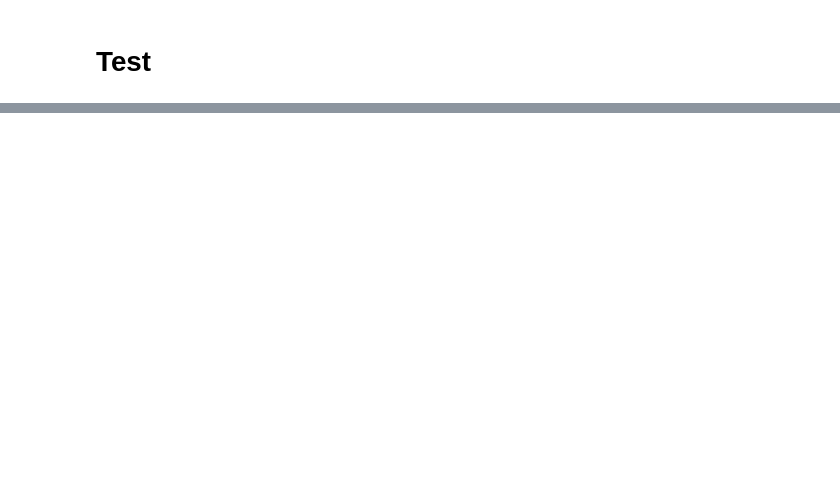
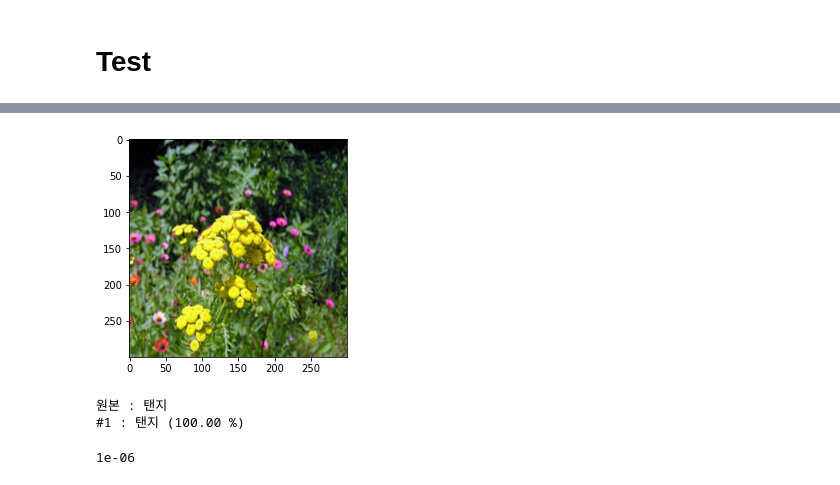
Before and after one commit to isabellajoo/plant-recognizer, a Jupyter notebook: MachineLearning/MachineLearning.ipynb, the cells around one changed output, grey strips where cells are left out. Saved outputs shown, nothing was run; the diff lists cells and outputs as text; code cells hidden in the pictures; blank space fills up the shorter version.

```diff
--- a/MachineLearning/MachineLearning.ipynb
+++ b/MachineLearning/MachineLearning.ipynb
@@ -73,5 +89,2 @@ _________________________________________________________________
 # %% [markdown]
 # Training
-# %%
-history = model.fit(X_train[:], y_train[:], batch_size=48, epochs=1000, validation_data=(X_test[:], y_test[:]))
-print("정확도 : %.4f" % (model.evaluate(test)[1]))
@@ -96,0 +108,2 @@ KeyboardInterrupt:
+# %%
+history = model.fit(train, epochs=epoch, validation_data=validate, callbacks=[model_checkpoint, reduce_lr])
@@ -116,22 +157,23 @@ plot_history([('', history)], 'accuracy')
-# %%
-model = Sequential([
-        Conv2D(32, (7,7), padding="same", input_shape=X_train.shape[1:], activation='relu', strides=(2, 2)),
-        MaxPooling2D(pool_size=(3,3), strides=(2,2)),
-        #Dropout(0.25),
-
-        Conv2D(64, (4,4), padding="same", activation='relu'),
-        Conv2D(64, (4,4), padding="same", activation='relu'),
-        MaxPooling2D(pool_size=(3,3), strides=(2,2)),
-        #Dropout(0.25),
-
-        Conv2D(128, (2,2), padding="same", activation='relu'),
-        Conv2D(128, (2,2), padding="same", activation='relu'),
-        MaxPooling2D(pool_size=(3,3), strides=(2,2)),
-        #Dropout(0.25),
-
-        Flatten(),
-        #Dense(4096, activation='relu',kernel_regularizer=l2(l2_ratio)),
-        Dense(1024, activation='relu',kernel_regularizer=l2(l2_ratio)),
-        #Dense(512, activation='relu',kernel_regularizer=l2(l2_ratio)),
-        Dense(classes, activation='softmax',kernel_regularizer=l2(l2_ratio))
-    ])
+# %%
+def test_case(model, data, num):
+    plt.imshow(data[0][num])
+    plt.show()
+    print('원본 :', categories[np.argmax(data[1][num])])
+    result = model.predict(np.expand_dims(data[0][num], axis=0))
+    res_list = np.argsort(-result)[0, :5]
+    sum = 0
+    for rank, idx in enumerate(res_list):
+        if rank == 0 or sum < 0.5:
+            print('#'+str(rank + 1), ':', categories[idx], '(%.2f %%)' % (result[0][idx] * 100))
+            sum += result[0][idx]
+# %%
+random = np.random.randint(0, X_test.shape[0])
+test_case(model, (X_test, y_test), random)
+# %% [output]
+[figure, added]
+원본 : 탠지
+#1 : 탠지 (100.00 %)
+# %%
+print(tf.keras.backend.eval(model.optimizer.lr))
+# %% [output]
+1e-06
```
Also changed, not shown: parts of 10 cells of this notebook, 3 other files.
